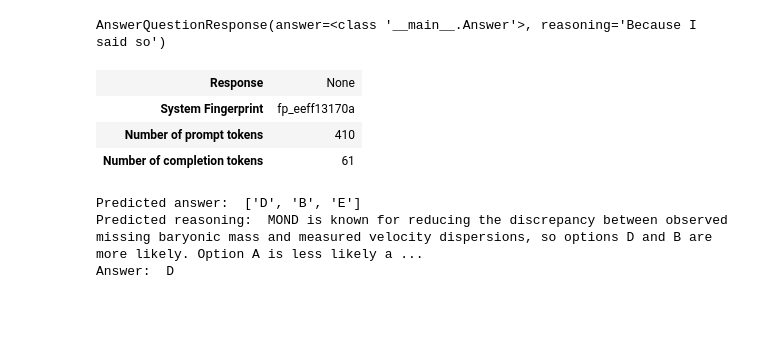
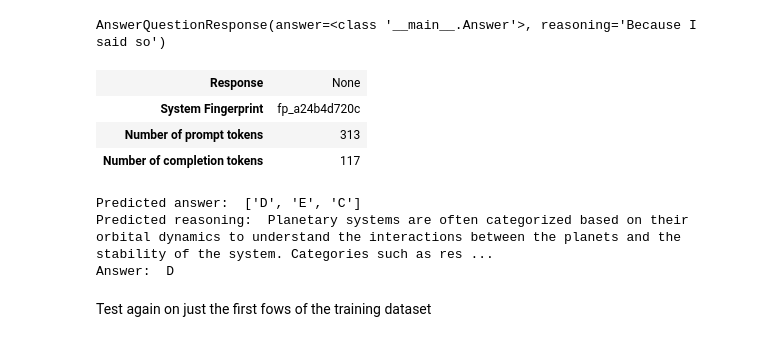
Before and after one commit to teome/kaggle-llm-science-exam, a Jupyter notebook: benchmark_gpt_3.5_4.ipynb, the cells around one changed output. Drawn from its saved outputs; the diff is of its cells as text; code cells hidden in the pictures; blank space fills up the shorter version.

Commit message:
Test gpt 3.5, 4 turbo. Error in 4 function call

```diff
--- a/benchmark_gpt_3.5_4.ipynb
+++ b/benchmark_gpt_3.5_4.ipynb
@@ -100,18 +107,11 @@ def create_messages_input(system_message, user_message, existing_messages=None)
     messages.append({"role": "user", "content": user_message})
 
     return messages
-# %%
-GPT_MODEL='gpt-3.5-turbo-1106'
-cost_prompt_tokens = 0.001 / 1000
-cost_completion_tokens = 0.002 / 1000
-# GPT_MODEL='gpt-4-1106-preview' # gpt-4 turbo preview
-# cost_prompt_tokens = 0.01 / 1000
-# cost_completion_tokens = 0.03 / 1000
 # %%
 client = openai.OpenAI()
 # client = openai.AsyncClient()
 # %%
-def get_chat_response(system_message, user_message, existing_messages=None, temperature=0.7, seed=None, verbose=True) -> ChatCompletion | None:
+def get_chat_response(system_message, user_message, existing_messages=None, temperature=0.7, seed=None, verbose=False) -> ChatCompletion | None:
     messages = create_messages_input(system_message, user_message, existing_messages)
     response = None
     try:
@@ -209,7 +209,7 @@ Get a quick estimate running over 100 rows
 system_message = 'Answer the following multiple-choice question by providing the three most likely answers, in order or likelihood, specified by their letter followed by a space, e.g. A B C'
 verbose = True
 score = 0
-n_questions = 100
+n_questions = 200
 prompt_tokens = completion_tokens = 0
 temperature = 0.0
 
@@ -348,10 +348,9 @@ def answer_question(answer: str, reasoning: str):
     display(HTML(table))
     return answer, reasoning
 
-def get_function_call_answer(system_messaage, user_message, verbose=True, temperature=0.7, seed=None):
+def get_function_call_arguments(system_messaage, user_message, verbose=False, temperature=0.7, seed=None):
     messages = create_messages_input(system_messaage, user_message)
 
-    answers = []
     tools = [
         {
             "type": "function",
@@ -379,6 +378,8 @@ def get_function_call_answer(system_messaage, user_message, verbose=True, temper
             }
         }
     ]
+
+    answers_reasoning = []
     response = None
     try:
         response = client.chat.completions.create(
@@ -394,10 +395,11 @@ def get_function_call_answer(system_messaage, user_message, verbose=True, temper
 
         if not tool_calls or len(tool_calls) > 1:
             raise Exception(f'Expected exactly one tool call but got {0 if not tools_calls else len(tool_calls)}')
+
         for tool_call in tool_calls:
             if tool_call.function.name == 'answer_question':
                 function_args = json.loads(tool_call.function.arguments)
-                answers.append(function_args)
+                answers_reasoning.append(function_args)
 
         if response.choices[0].finish_reason == 'length':
             warnings.warn('Warning: Reached max tokens')
@@ -419,25 +421,29 @@ def get_function_call_answer(system_messaage, user_message, verbose=True, temper
             display(HTML(table))
     except Exception as e:
         print(f'An error occurred: {e}')
+        print(messages)
+        print(response)
         # return None
-    return answers
+    return answers_reasoning
 # %%
-row = train.iloc[0]
+row = train.iloc[20]
 system_message = 'Answer the following multiple-choice question by providing the three most likely answers, in order or likelihood, specified by their letter followed by a space, e.g. A B C'
 user_message = f'Question: {row.prompt}\n'
 user_message += '\n'.join([f'{l}) {row[l]}' for l in 'ABCDE'])
 user_message += '\n\nProvide the answer in the form of the three letter choices only, without explanation, e.g. A D B\n'
 
-answers = get_function_call_answer(system_message, user_message, temperature=0.7, seed=42)
+answers_reasoning = get_function_call_arguments(system_message, user_message, temperature=0.7, seed=42, verbose=True)
 
-print('Predicted answer: ', answers[0]['answers'])
-print('Predicted reasoning: ', answers[0]['reasoning'])
+print('Predicted answer: ', answers_reasoning[0]['answers'])
+print('Predicted reasoning: ', answers_reasoning[0]['reasoning'])
 print('Answer: ', row.answer)
 # %% [output]
 | Response | None |
-| System Fingerprint | fp_eeff13170a |
-| Number of prompt tokens | 410 |
-| Number of completion tokens | 61 |
+| System Fingerprint | fp_a24b4d720c |
+| Number of prompt tokens | 313 |
+| Number of completion tokens | 117 |
-Predicted answer:  ['D', 'B', 'E']
-Predicted reasoning:  MOND is known for reducing the discrepancy between observed missing baryonic mass and measured velocity dispersions, so options D and B are more likely. Option A is less likely a ...
+Predicted answer:  ['D', 'E', 'C']
+Predicted reasoning:  Planetary systems are often categorized based on their orbital dynamics to understand the interactions between the planets and the stability of the system. Categories such as res ...
 Answer:  D
+# %% [markdown]
+Test again on just the first fows of the training dataset
```
Also changed, not shown: parts of 9 cells of this notebook.
